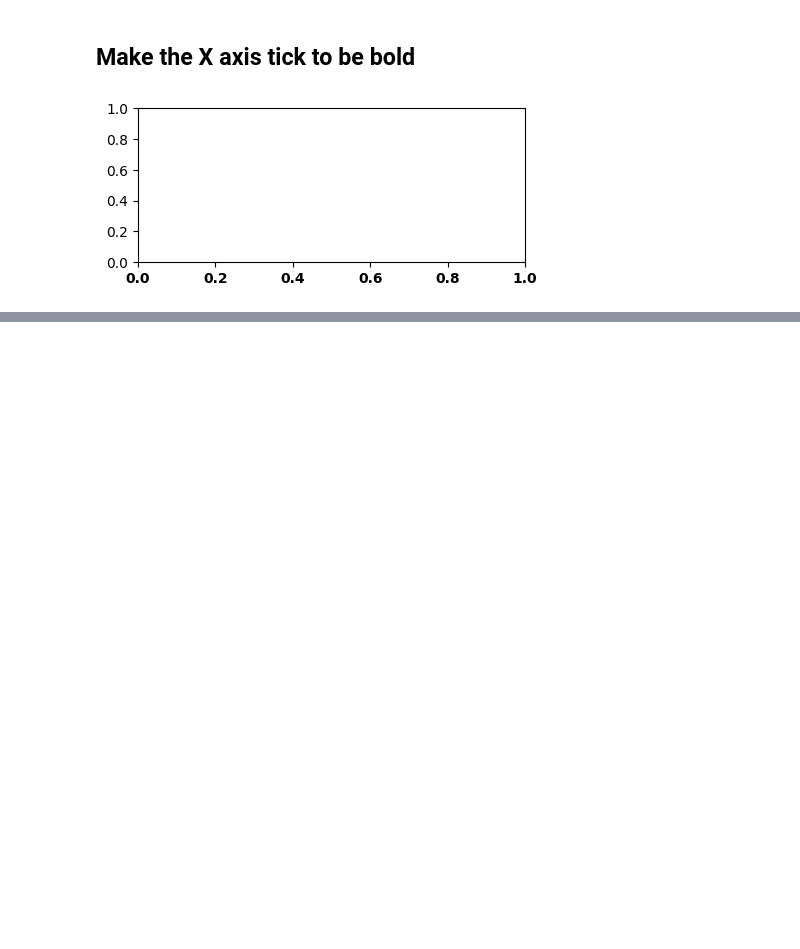
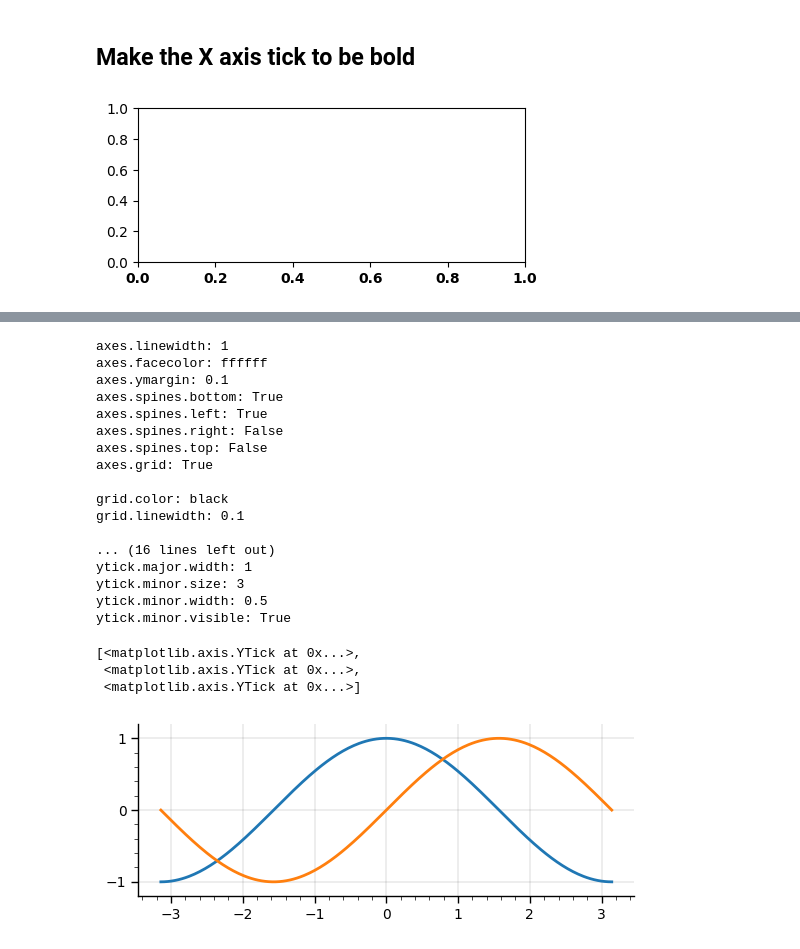
Before and after one commit to romz-pl/Jupyter-Python, a Jupyter notebook: 04-matplotlib/matplotlib.ipynb, the cells around one changed output, grey strips where cells are left out. Saved outputs shown, nothing was run; the diff lists cells and outputs as text; code cells hidden in the pictures; blank space fills up the shorter version.

```diff
--- a/04-matplotlib/matplotlib.ipynb
+++ b/04-matplotlib/matplotlib.ipynb
@@ -34,0 +127,35 @@ plt.show()
+# %%
+stylesheet_file = "./input/plotstyle.txt"
+with open(stylesheet_file, 'r') as f:
+    print(f.read())
+
+plt.style.use(stylesheet_file)
+X = np.linspace(-np.pi, np.pi, 256, endpoint=True)
+C, S = np.cos(X), np.sin(X)
+fig = plt.figure()
+ax = plt.subplot(1,1,1,aspect=1)
+ax.plot(X, C)
+ax.plot(X, S)
+ax.set_yticks([-1,0,1])
+# %% [output]
+axes.linewidth: 1
+axes.facecolor: ffffff
+axes.ymargin: 0.1
+axes.spines.bottom: True
+axes.spines.left: True
+axes.spines.right: False
+axes.spines.top: False
+axes.grid: True
+
+grid.color: black
+grid.linewidth: 0.1
+
+... (16 lines left out)
+ytick.major.width: 1
+ytick.minor.size: 3
+ytick.minor.width: 0.5
+ytick.minor.visible: True
+[<matplotlib.axis.YTick at 0x...>,
+ <matplotlib.axis.YTick at 0x...>,
+ <matplotlib.axis.YTick at 0x...>]
+[figure, added]
```
Also changed, not shown: parts of 10 cells of this notebook, 2 other files.
